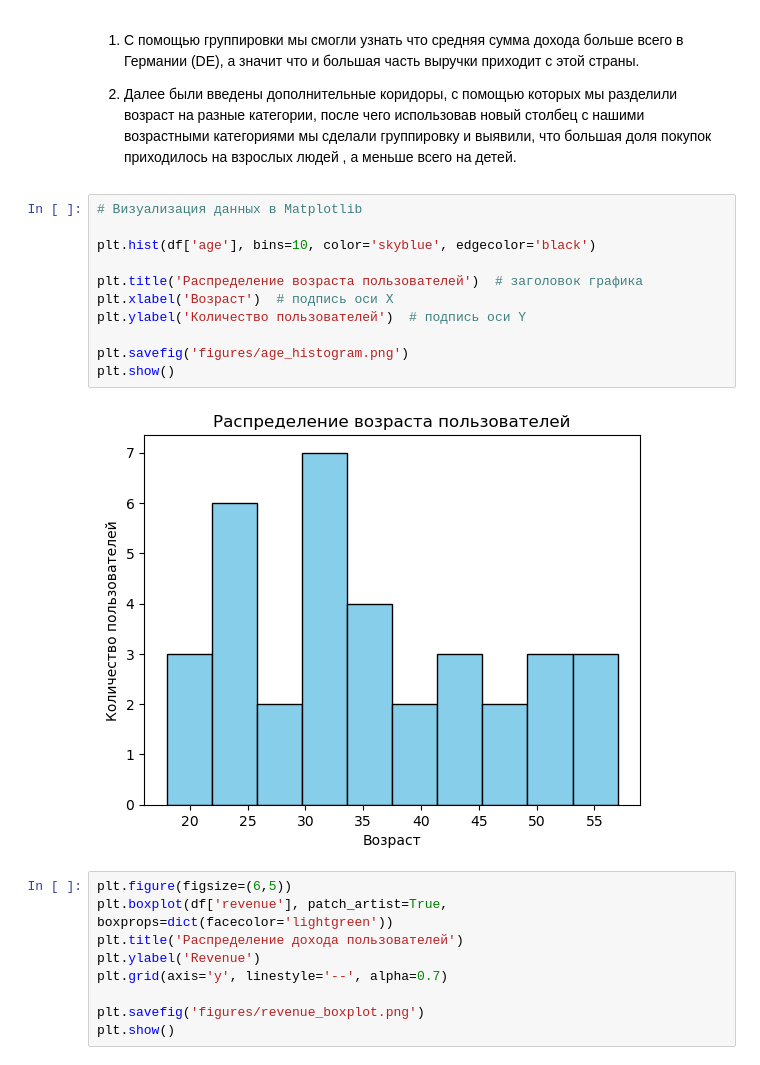
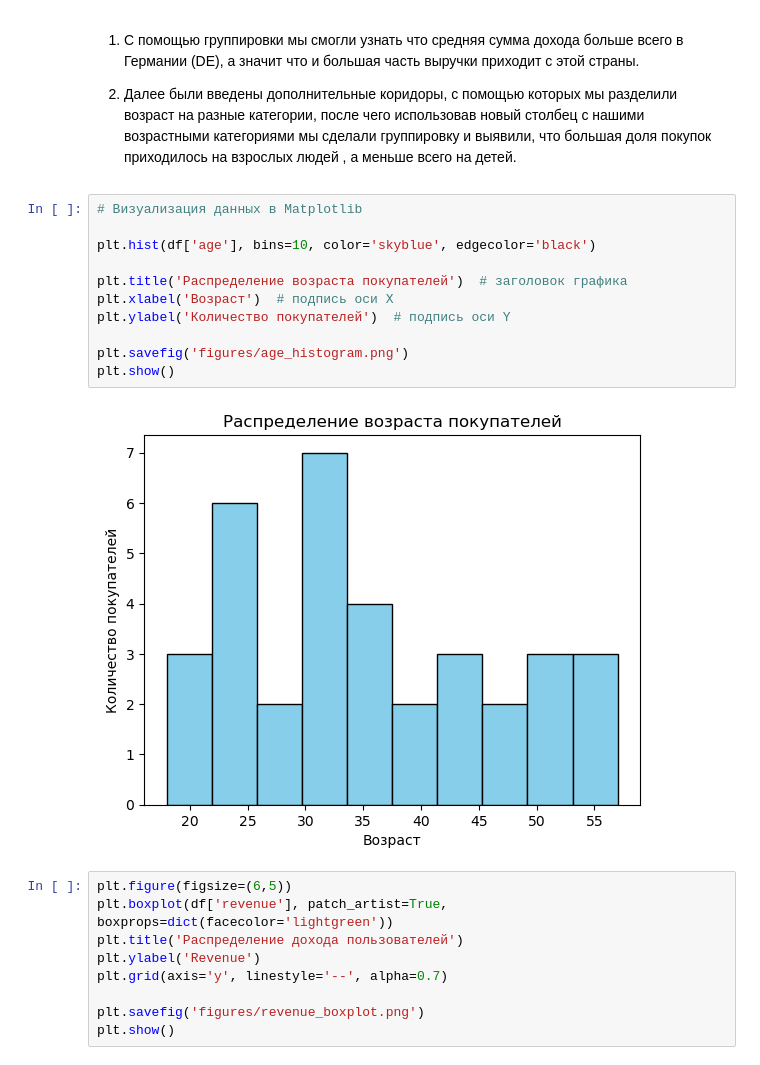
Before and after one commit to yaagu/brainwork-ai-, a Jupyter notebook: homeworks/HW02/HW02.ipynb, the cells around one changed output. Cells and saved outputs as stored; diff of their text form.

```diff
--- a/homeworks/HW02/HW02.ipynb
+++ b/homeworks/HW02/HW02.ipynb
@@ -211,16 +211,16 @@ Name: purchases, dtype: int64
 # %%
 # Визуализация данных в Matplotlib
 
 plt.hist(df['age'], bins=10, color='skyblue', edgecolor='black')
 
-plt.title('Распределение возраста пользователей')  # заголовок графика
+plt.title('Распределение возраста покупателей')  # заголовок графика
 plt.xlabel('Возраст')  # подпись оси X
-plt.ylabel('Количество пользователей')  # подпись оси Y
+plt.ylabel('Количество покупателей')  # подпись оси Y
 
 plt.savefig('figures/age_histogram.png')
 plt.show()
 # %% [output]
-[figure, old version]
+[figure, new version]
 # %%
 plt.figure(figsize=(6,5))
 plt.boxplot(df['revenue'], patch_artist=True, boxprops=dict(facecolor='lightgreen'))
```
Also changed, not shown: 1 other file.
